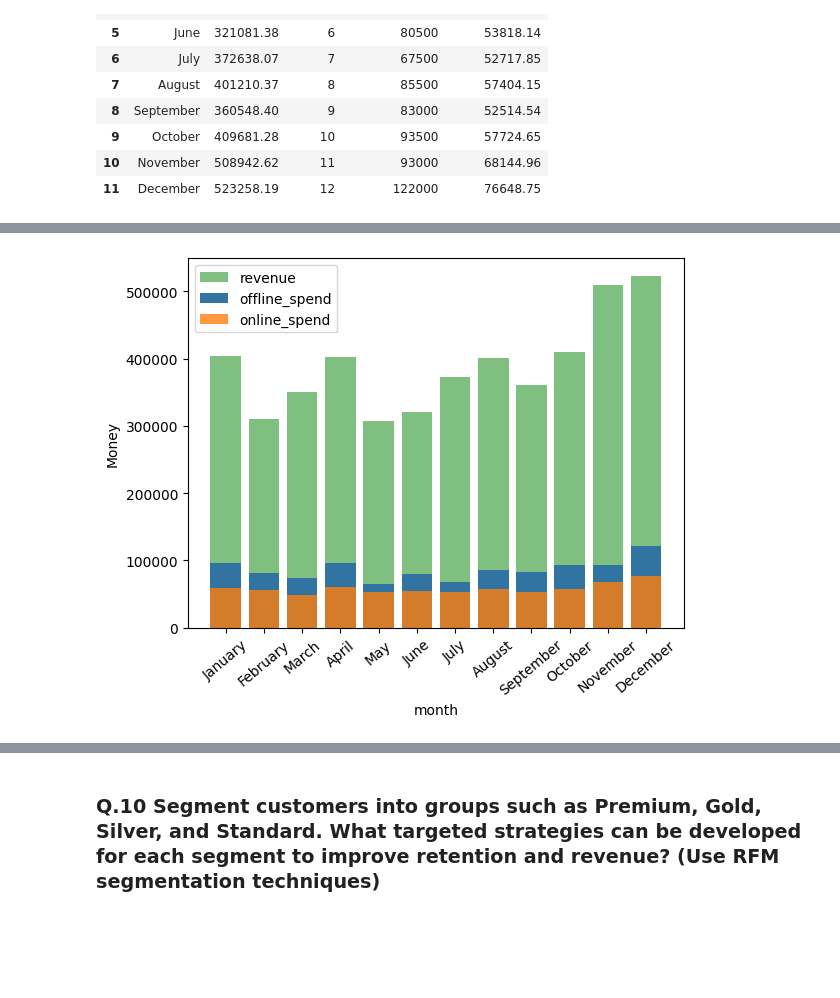
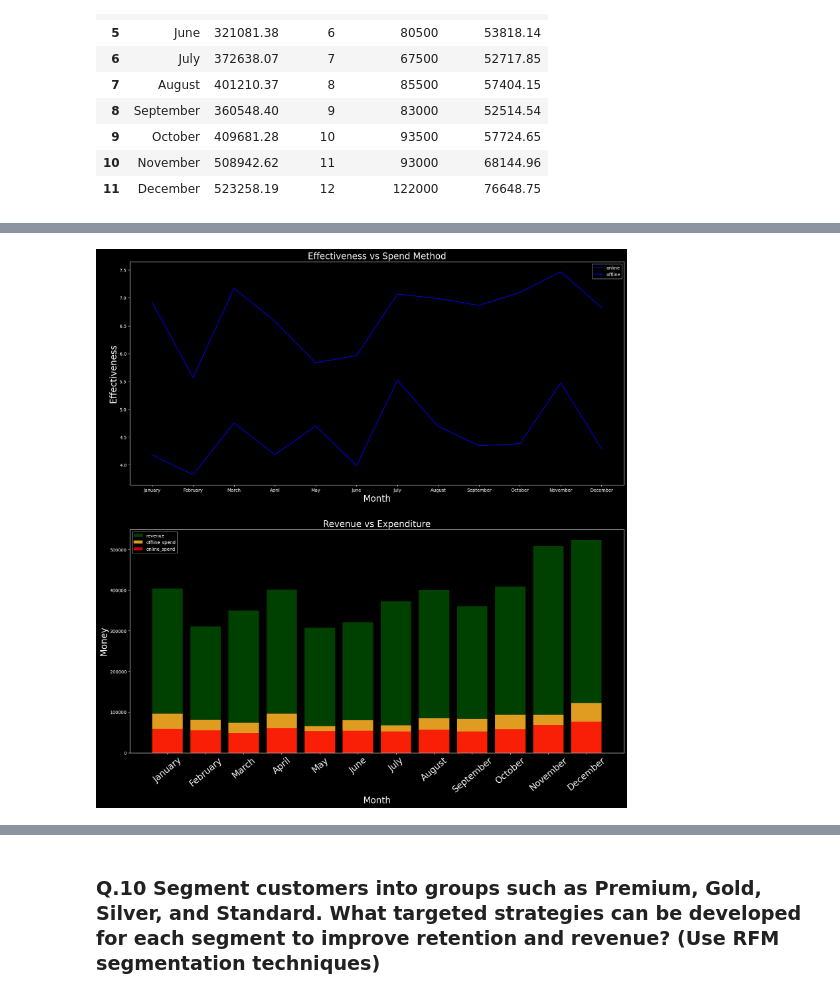
Before and after one commit to sanketmishra009/ecommerceAnalysis, a Jupyter notebook: analysis.ipynb, the cells around one changed output, grey strips where cells are left out. Saved outputs shown, nothing was run; the diff lists cells and outputs as text; code cells hidden in the pictures; blank space fills up the shorter version.

```diff
--- a/analysis.ipynb
+++ b/analysis.ipynb
@@ -4,6 +4,12 @@ import pandas as pd
 import matplotlib.pyplot as plt
 import seaborn as sns
 import scipy.stats as stats
+import matplotlib as mpl
+import warnings
+
+warnings.filterwarnings('ignore')
+plt.style.use('dark_background')
+mpl.rcParams['axes.prop_cycle'] = plt.cycler(color=['blue'])
 # %% [markdown]
 ### Q1. Identify the months with the highest and lowest acquisition rates. What strategies could be implemented to address the fluctuations and ensure consistent growth throughout the year?
 # %%
@@ -650,3 +1147,7 @@ mdf
 | 9 | October | 409681.28 | 10 | 93500 | 57724.65 |
 | 10 | November | 508942.62 | 11 | 93000 | 68144.96 |
 | 11 | December | 523258.19 | 12 | 122000 | 76648.75 |
+# %%
+mdf['eoffline'] = mdf['revenue']/mdf['offline_spend']
+mdf['eonline'] = mdf['revenue']/mdf['online_spend']
+mdf
@@ -673,10 +1191,24 @@ plt.show()
 # %%
+fig , axes = plt.subplots(2 ,1 , figsize = (20,20))
+
+plt.sca(axes[0])
+sns.lineplot(mdf , x = 'month' , y = 'eonline' , label = 'online')
+sns.lineplot(mdf , x = 'month' , y = 'eoffline' , label = 'offline')
+plt.title('Effectiveness vs Spend Method' , fontsize = 20)
+plt.ylabel('Effectiveness' , fontsize = 20)
+plt.xlabel('Month' , fontsize = 20)
+plt.legend()
+
+plt.sca(axes[1])
 plt.bar(mdf['month'] , mdf['revenue'] , alpha = 0.5, color = 'green' , label = 'revenue')
-sns.barplot(mdf , x = 'month' , y = 'offline_spend' , label = 'offline_spend')
-plt.bar(mdf['month'] , mdf['online_spend'] , alpha = 0.8 , label = 'online_spend')
+sns.barplot(mdf , x = 'month' , y = 'offline_spend' , label = 'offline_spend' , color = 'orange')
+plt.bar(mdf['month'] , mdf['online_spend'] , alpha = 0.8 , color = 'red', label = 'online_spend')
+plt.xlabel('Month' , fontsize = 20)
+plt.title('Revenue vs Expenditure' , fontsize = 20)
 plt.legend()
-plt.xticks(rotation = 40)
-plt.ylabel('Money')
+plt.xticks(rotation = 40 , fontsize = 20)
+plt.ylabel('Money' , fontsize = 20)
+plt.savefig('./images/q9.2.png')
 plt.show()
 # %% [output]
-[figure, old version]
+[figure, new version]
```
Also changed, not shown: parts of 70 cells of this notebook, 32 other files.
